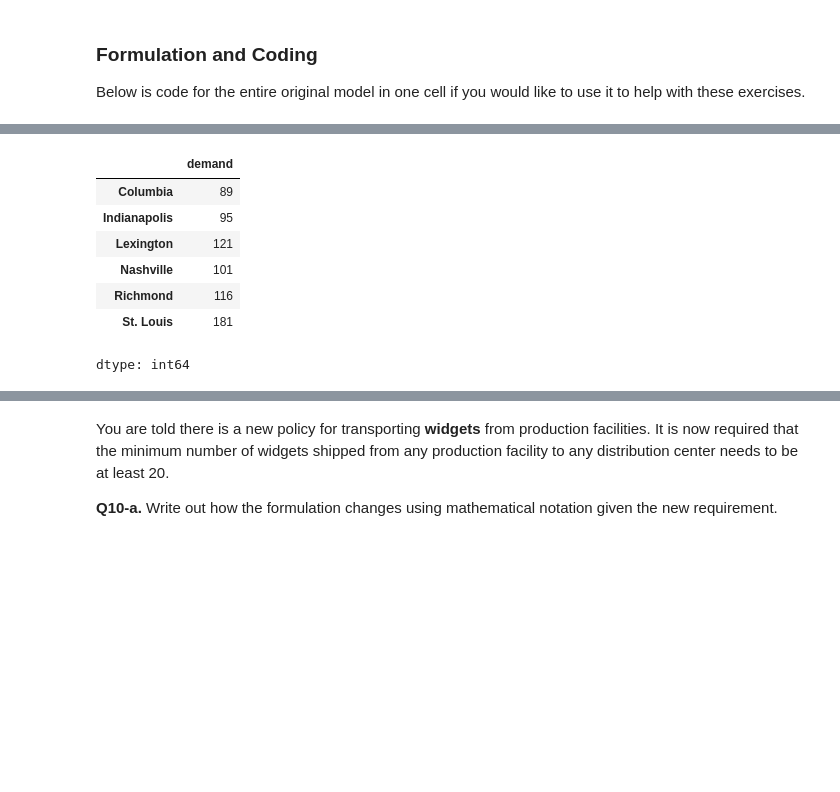
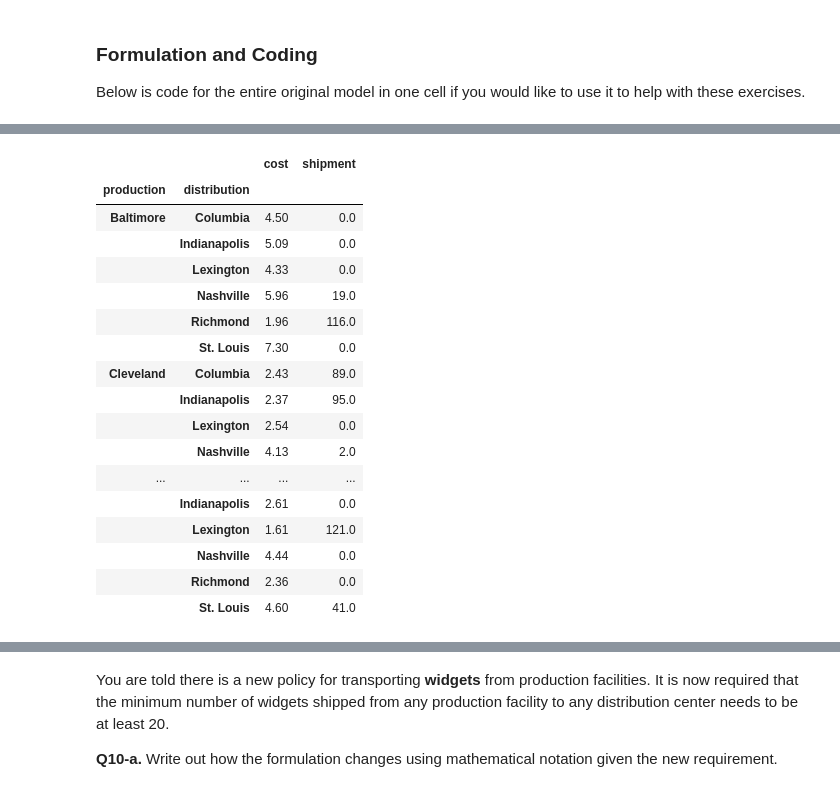
Before and after one commit to agustingu/modeling-examples, a Jupyter notebook: optimization101/Modeling_Session_1/Exercise_Set1.ipynb, the cells around one changed output, grey strips where cells are left out. Saved outputs shown, nothing was run; the diff lists cells and outputs as text; code cells hidden in the pictures; blank space fills up the shorter version.

```diff
--- a/optimization101/Modeling_Session_1/Exercise_Set1.ipynb
+++ b/optimization101/Modeling_Session_1/Exercise_Set1.ipynb
@@ -131,12 +133 @@ Solved in 15 iterations and 0.01 seconds (0.00 work units)
 Optimal objective  1.704890000e+03
-# %%
-n_demand
-# %% [output]
-|  | demand |
-| Columbia | 89 |
-| Indianapolis | 95 |
-| Lexington | 121 |
-| Nashville | 101 |
-| Richmond | 116 |
-| St. Louis | 181 |
-dtype: int64
@@ -142,0 +137,23 @@ dtype: int64
+# %%
+x_values = pd.Series(m.getAttr('x', x), name = 'shipment', index=transp_cost.index)
+sol = pd.concat([transp_cost, x_values], axis=1)
+sol
+# %% [output]
+|  |  | cost | shipment |
+| production | distribution |  |  |
+| Baltimore | Columbia | 4.50 | 0.0 |
+|  | Indianapolis | 5.09 | 0.0 |
+|  | Lexington | 4.33 | 0.0 |
+|  | Nashville | 5.96 | 19.0 |
+|  | Richmond | 1.96 | 116.0 |
+|  | St. Louis | 7.30 | 0.0 |
+| Cleveland | Columbia | 2.43 | 89.0 |
+|  | Indianapolis | 2.37 | 95.0 |
+|  | Lexington | 2.54 | 0.0 |
+|  | Nashville | 4.13 | 2.0 |
+| ... | ... | ... | ... |
+|  | Indianapolis | 2.61 | 0.0 |
+|  | Lexington | 1.61 | 121.0 |
+|  | Nashville | 4.44 | 0.0 |
+|  | Richmond | 2.36 | 0.0 |
+|  | St. Louis | 4.60 | 41.0 |
```
Also changed, not shown: parts of 11 cells of this notebook.
